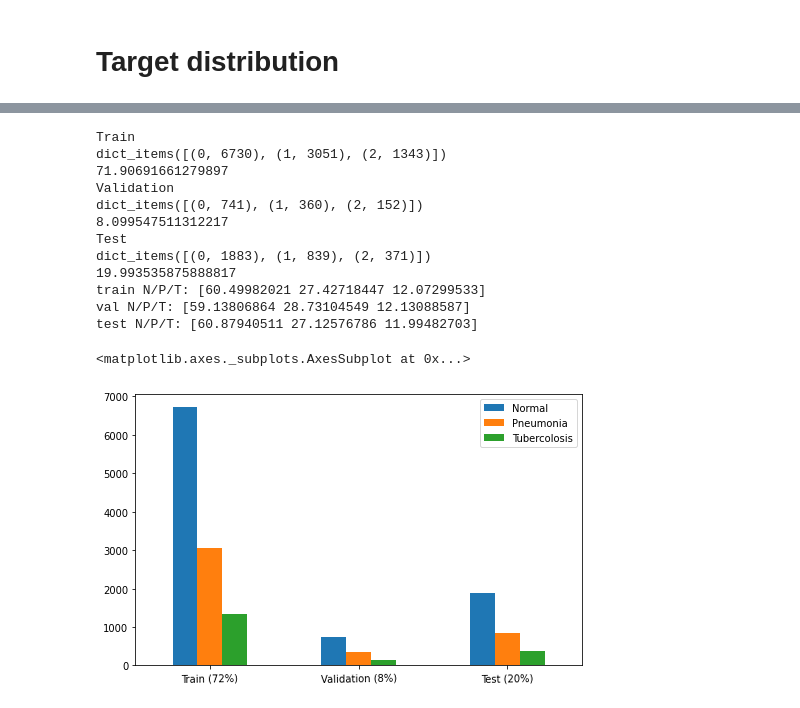
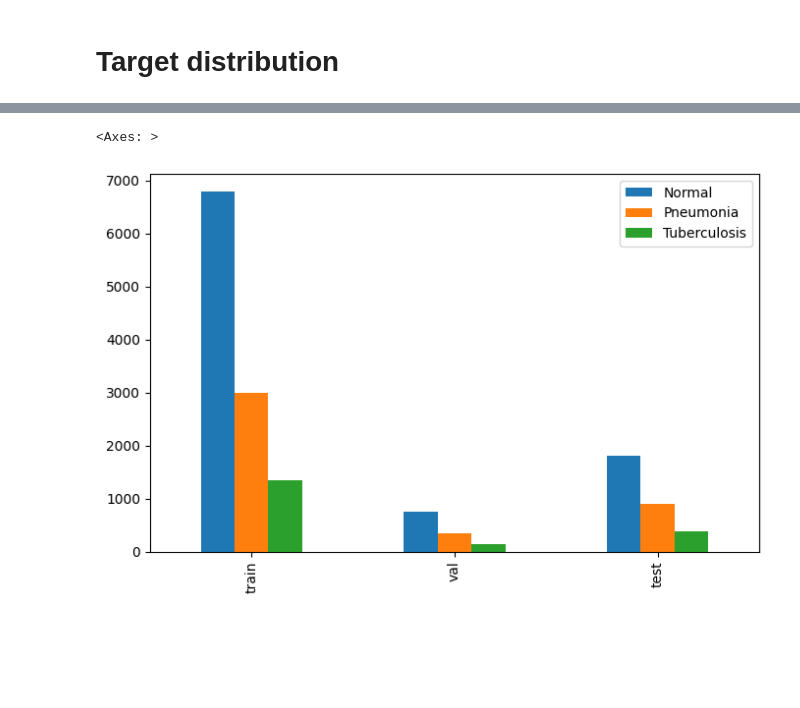
Before and after one commit to ChiaraBoscarino/XrAI, a Jupyter notebook: code (ipynb)/1.1. Dataset Exploration.ipynb, the cells around one changed output, grey strips where cells are left out. Saved outputs shown, nothing was run; the diff lists cells and outputs as text; code cells hidden in the pictures; blank space fills up the shorter version.

```diff
--- a/code (ipynb)/1.1. Dataset Exploration.ipynb
+++ b/code (ipynb)/1.1. Dataset Exploration.ipynb
@@ -126,45 +128,19 @@ Found 3093 images belonging to 3 classes.
-# %%
-from collections import Counter
-tot = 11124 +1253 +3093
-tot_train = 11124
-tot_val = 1253
-tot_test = 3093
-
-counter_train = Counter(training_set.classes)
-counter_val = Counter(validation_set.classes)
-counter_test = Counter(test_set.classes)
-print('Train')
-print(counter_train.items())
-print(tot_train/tot*100)
-print('Validation')
-print(counter_val.items())
-print(tot_val/tot*100)
-print('Test')
-print(counter_test.items())
-print(tot_test/tot*100)
-
-print('train N/P/T:', np.array([6730, 3051, 1343])/tot_train*100)
-print('val N/P/T:', np.array([741, 360, 152])/tot_val*100)
-print('test N/P/T:', np.array([1883, 839, 371])/tot_test*100)
-# %% [output]
-Train
-dict_items([(0, 6730), (1, 3051), (2, 1343)])
-71.90691661279897
-Validation
-dict_items([(0, 741), (1, 360), (2, 152)])
-8.099547511312217
-Test
-dict_items([(0, 1883), (1, 839), (2, 371)])
-19.993535875888817
-train N/P/T: [60.49982021 27.42718447 12.07299533]
-val N/P/T: [59.13806864 28.73104549 12.13088587]
-test N/P/T: [60.87940511 27.12576786 11.99482703]
-# %%
-dat = pd.DataFrame({"Normal":[6730, 741, 1883],
-             "Pneumonia":[3051, 360, 839],
-             "Tubercolosis":[1343, 152, 371]},
-             index = ["Train (72%)", "Validation (8%)", "Test (20%)"])
-dat.plot(kind="bar", figsize=(8, 5), rot=1, fontsize=10)
-# %% [output]
-<matplotlib.axes._subplots.AxesSubplot at 0x...>
-[figure, removed]
+# %%
+data= { "Normal":{
+    'train': len(os.listdir('splitted_dataset/train/normal')),
+    'val': len(os.listdir('splitted_dataset/val/normal')),
+    'test': len(os.listdir('splitted_dataset/test/normal'))},
+    "Pneumonia":{
+    'train': len(os.listdir('splitted_dataset/train/pneumonia')),
+    'val': len(os.listdir('splitted_dataset/val/pneumonia')),
+    'test': len(os.listdir('splitted_dataset/test/pneumonia'))},
+    "Tuberculosis":{
+    'train': len(os.listdir('splitted_dataset/train/tubercolosis')),
+    'val': len(os.listdir('splitted_dataset/val/tubercolosis')),
+    'test': len(os.listdir('splitted_dataset/test/tubercolosis'))}}
+
+data=pd.DataFrame(data)
+data.plot(kind='bar', figsize=(8, 5))
+# %% [output]
+<Axes: >
+[figure, added]
```
Also changed, not shown: parts of 6 cells of this notebook, 4 other files.
